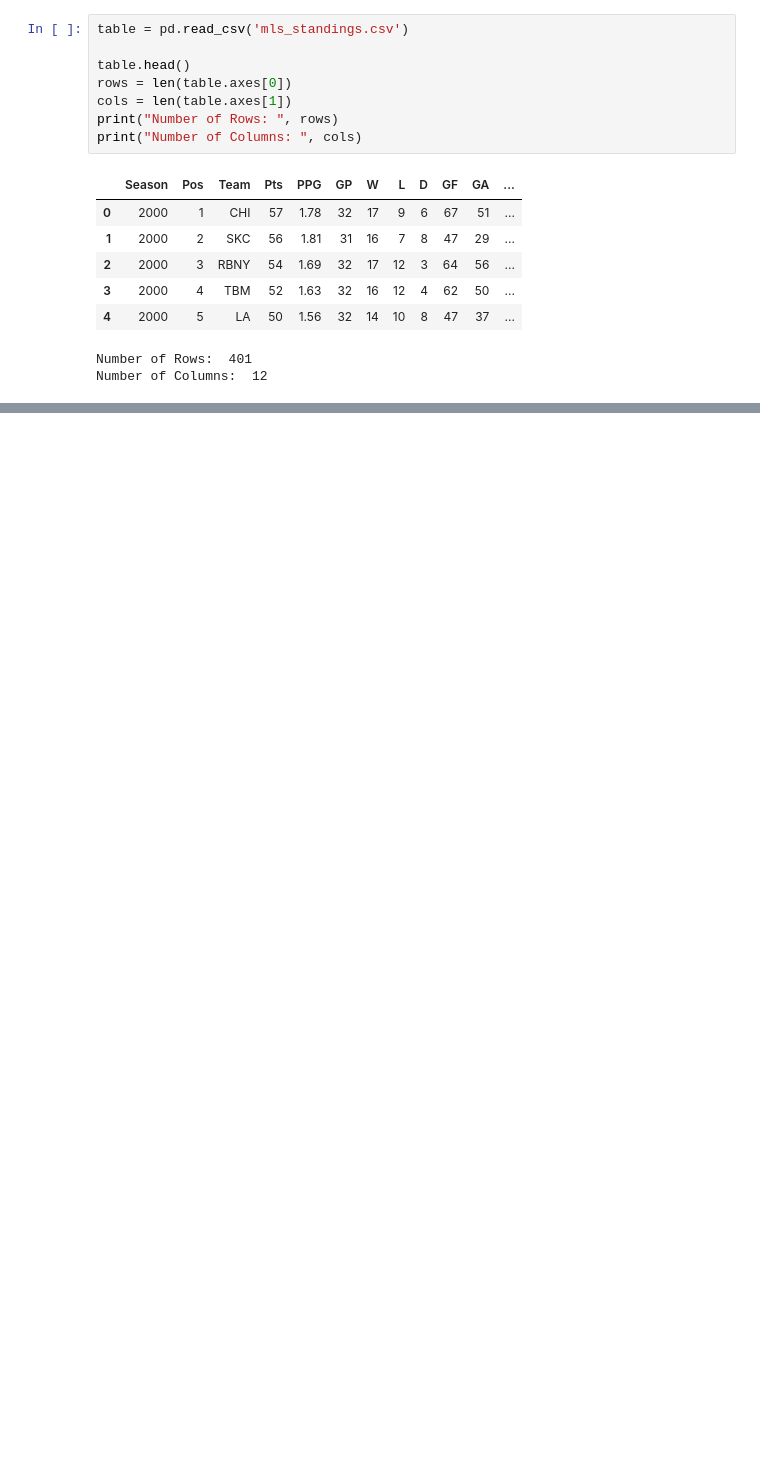
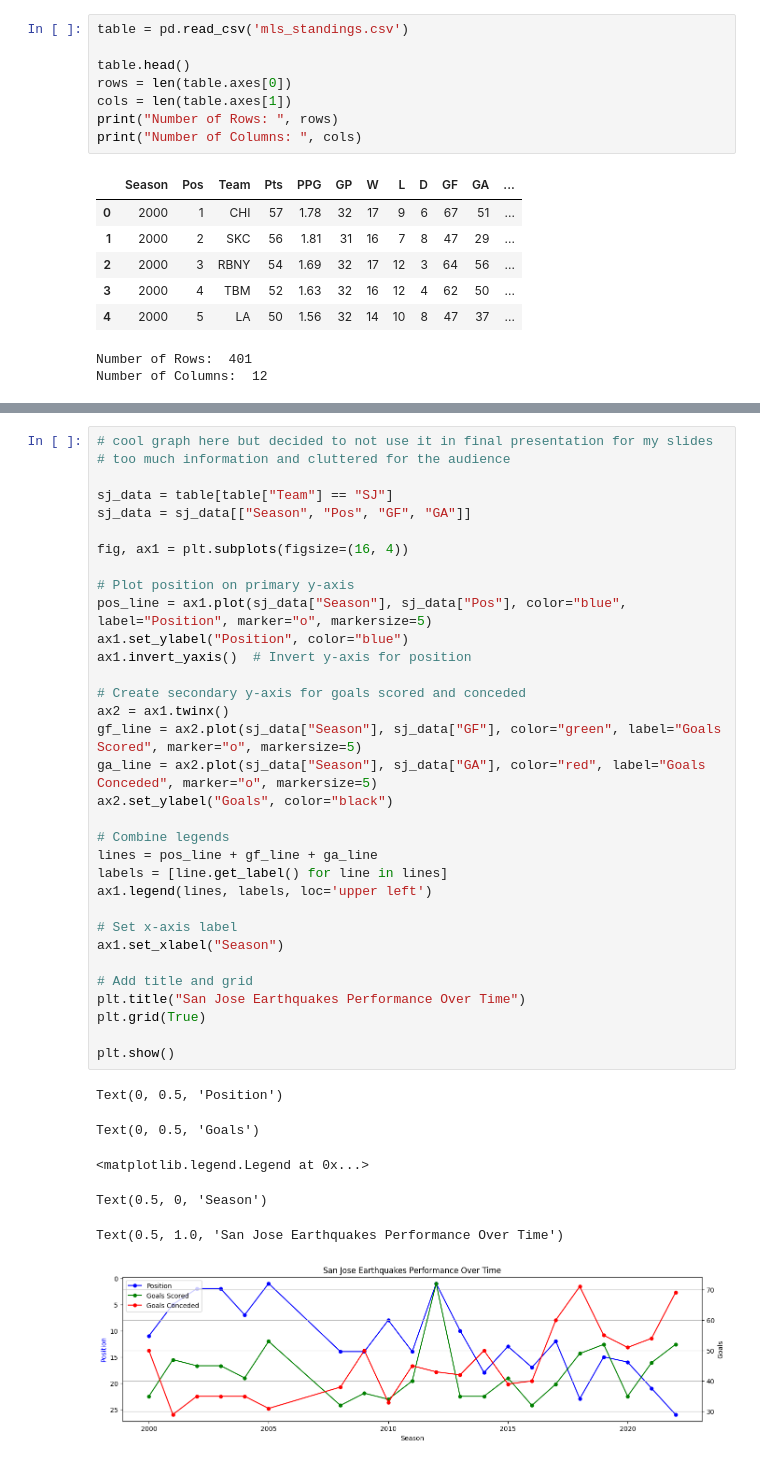
Before and after one commit to jf2024/MLS-Historical-Data-Project, a Jupyter notebook: standings.ipynb, the cells around one changed output, grey strips where cells are left out. Drawn from its saved outputs; the diff is of its cells as text; blank space fills up the shorter version.

```diff
--- a/standings.ipynb
+++ b/standings.ipynb
@@ -28,0 +69,40 @@ Number of Columns:  12
+# %%
+# cool graph here but decided to not use it in final presentation for my slides
+# too much information and cluttered for the audience
+
+sj_data = table[table["Team"] == "SJ"]
+sj_data = sj_data[["Season", "Pos", "GF", "GA"]]
+
+fig, ax1 = plt.subplots(figsize=(16, 4))
+
+# Plot position on primary y-axis
+pos_line = ax1.plot(sj_data["Season"], sj_data["Pos"], color="blue", label="Position", marker="o", markersize=5)
+ax1.set_ylabel("Position", color="blue")
+ax1.invert_yaxis()  # Invert y-axis for position
+
+# Create secondary y-axis for goals scored and conceded
+ax2 = ax1.twinx()
+gf_line = ax2.plot(sj_data["Season"], sj_data["GF"], color="green", label="Goals Scored", marker="o", markersize=5)
+ga_line = ax2.plot(sj_data["Season"], sj_data["GA"], color="red", label="Goals Conceded", marker="o", markersize=5)
+ax2.set_ylabel("Goals", color="black")
+
+# Combine legends
+lines = pos_line + gf_line + ga_line
+labels = [line.get_label() for line in lines]
+ax1.legend(lines, labels, loc='upper left')
+
+# Set x-axis label
+ax1.set_xlabel("Season")
+
+# Add title and grid
+plt.title("San Jose Earthquakes Performance Over Time")
+plt.grid(True)
+
+plt.show()
+# %% [output]
+Text(0, 0.5, 'Position')
+Text(0, 0.5, 'Goals')
+<matplotlib.legend.Legend at 0x...>
+Text(0.5, 0, 'Season')
+Text(0.5, 1.0, 'San Jose Earthquakes Performance Over Time')
+[figure, added]
```
Also changed, not shown: parts of 3 cells of this notebook.
